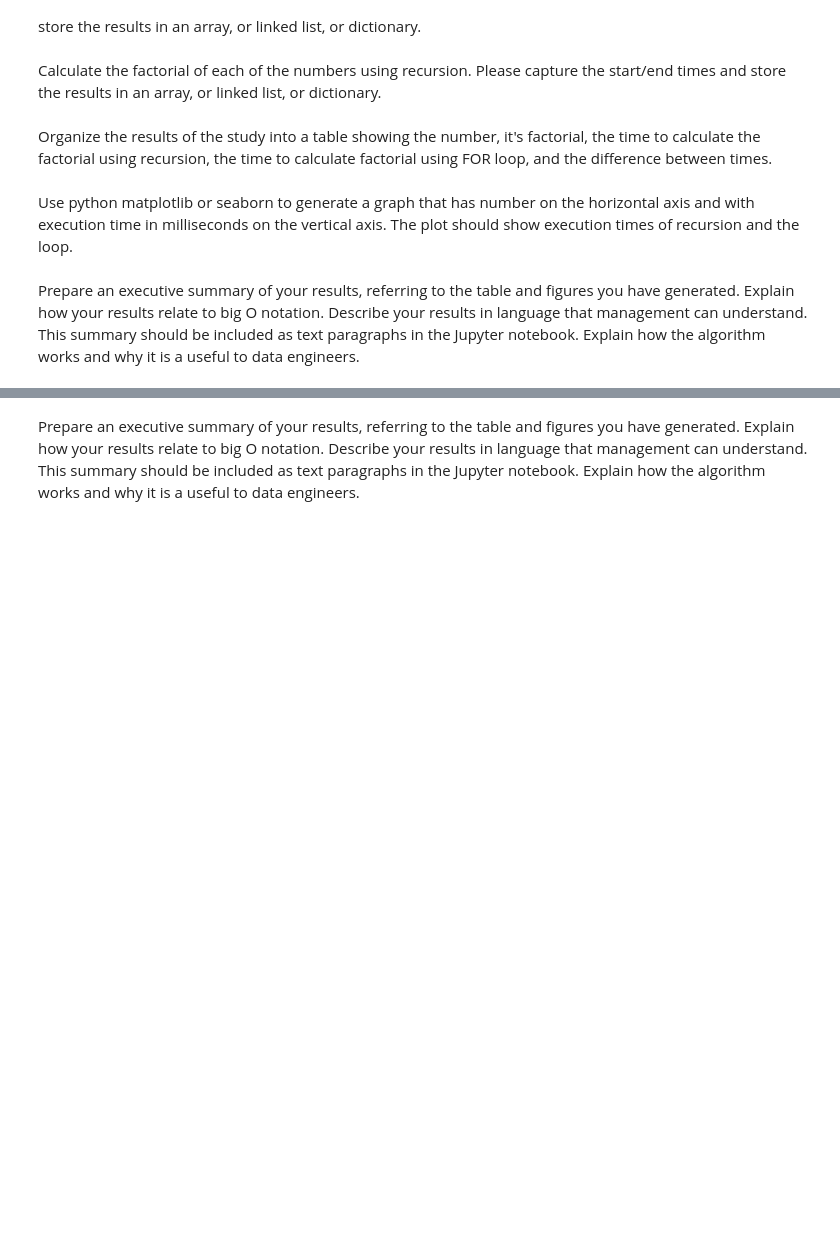
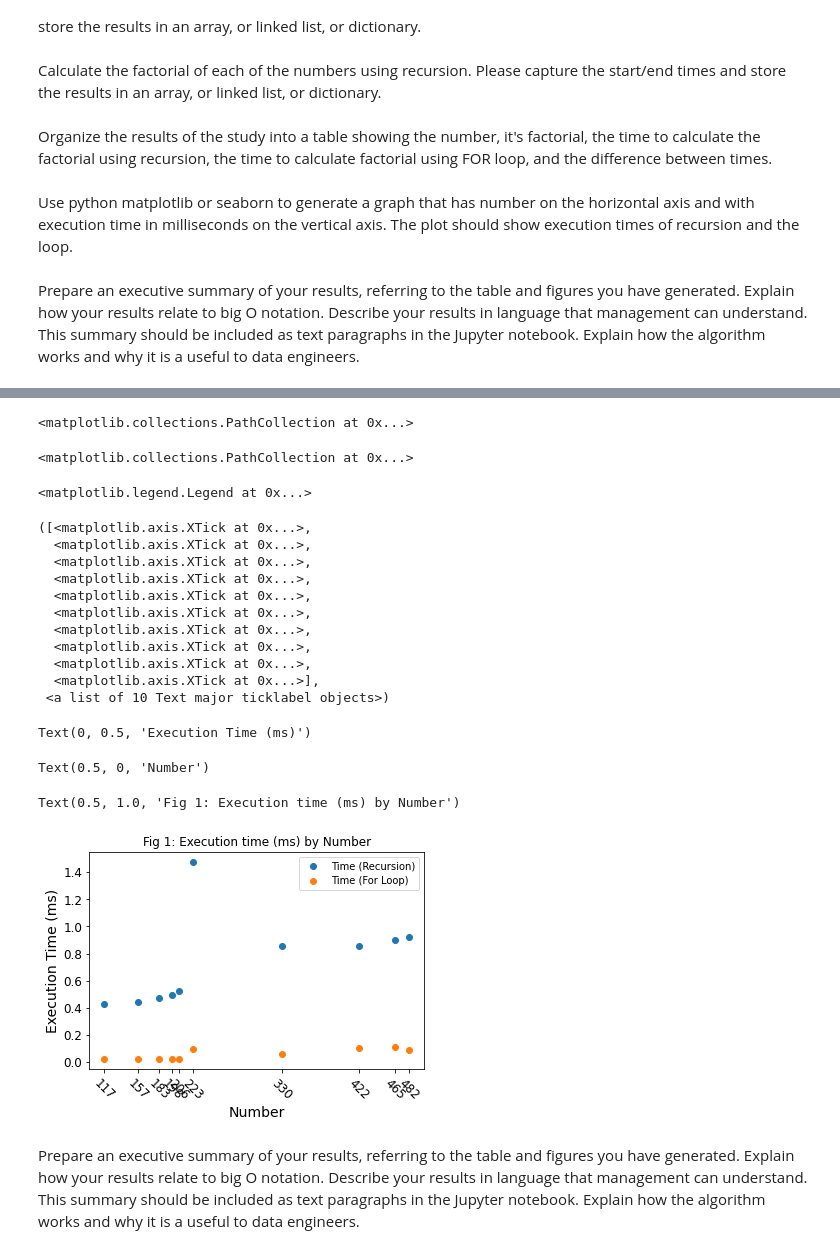
Before and after one commit to vincentpun123/Data-Engineering, a Jupyter notebook: Pun_MiniAssignment_3.ipynb, the cells around one changed output, grey strips where cells are left out. Drawn from its saved outputs; the diff is of its cells as text; code cells hidden in the pictures; blank space fills up the shorter version.

```diff
--- a/Pun_MiniAssignment_3.ipynb
+++ b/Pun_MiniAssignment_3.ipynb
@@ -66,7 +66,7 @@ np.random.seed(123)
 
 sys.setrecursionlimit(5000)
 
-array = np.random.randint(low=100,high=500,size=10)
+array = np.sort(np.random.randint(low=100,high=500,size=10))
 # %%
 array
 # %% [output]
@@ -126,0 +122,27 @@ time_iterative2
+# %%
+time2 = []
+fact_rec = []
+
+for items in array:
+
+    start2=time.time()
+
+    fact_rec.append(fact_recursive(items))
+
+    end2 = time.time()
+
+    time_recursive2 = 1000*(end2-start2)
+
+    time2.append(time_recursive2)
+# %%
+n = array.tolist()
+
+df = {'Number':n,
+       'Factorial':factorial_for,
+       'Time (Recursion)':time2,
+       'Time (For Loop)':time1}
+df = pd.DataFrame(data=df)
+
+df['Difference (Recursion - For Loop)'] = df['Time (Recursion)'] - df['Time (For Loop)']
+
+df
@@ -127,4 +161,31 @@ time_iterative2
 # %%
 #Use python matplotlib or seaborn to generate a graph that has number on the horizontal axis and with execution time in milliseconds on the vertical axis. The plot should show execution times of recursion and the loop.
+plt.scatter(df['Number'], [df['Time (Recursion)']])
+plt.scatter(df['Number'], [df['Time (For Loop)']])
+plt.legend(('Time (Recursion)',
+            'Time (For Loop)'))
+plt.xticks(df['Number'], rotation=-45)
+plt.ylabel('Execution Time (ms)')
+plt.xlabel('Number')
+plt.title('Fig 1: Execution time (ms) by Number')
+# %% [output]
+<matplotlib.collections.PathCollection at 0x...>
+<matplotlib.collections.PathCollection at 0x...>
+<matplotlib.legend.Legend at 0x...>
+([<matplotlib.axis.XTick at 0x...>,
+  <matplotlib.axis.XTick at 0x...>,
+  <matplotlib.axis.XTick at 0x...>,
+  <matplotlib.axis.XTick at 0x...>,
+  <matplotlib.axis.XTick at 0x...>,
+  <matplotlib.axis.XTick at 0x...>,
+  <matplotlib.axis.XTick at 0x...>,
+  <matplotlib.axis.XTick at 0x...>,
+  <matplotlib.axis.XTick at 0x...>,
+  <matplotlib.axis.XTick at 0x...>],
+ <a list of 10 Text major ticklabel objects>)
+Text(0, 0.5, 'Execution Time (ms)')
+Text(0.5, 0, 'Number')
+Text(0.5, 1.0, 'Fig 1: Execution time (ms) by Number')
+[figure, added]
 # %% [markdown]
 Prepare an executive summary of your results, referring to the table and figures you have generated. Explain how your results relate to big O notation. Describe your results in language that management can understand. This summary should be included as text paragraphs in the Jupyter notebook. Explain how the algorithm works and why it is a useful to data engineers.
```
Also changed, not shown: parts of 8 cells of this notebook.
